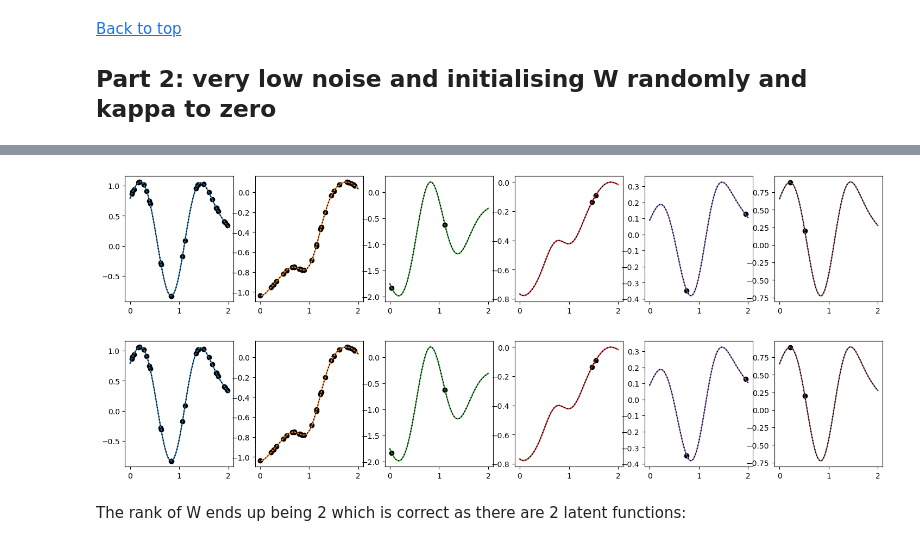
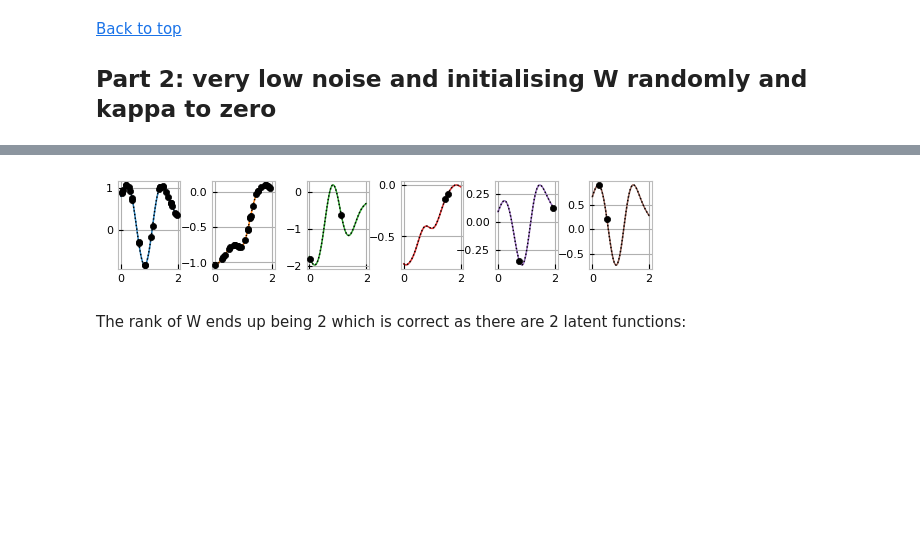
Before and after one commit to RSedgwick/TLGPs, a Jupyter notebook: notebooks/lmc_fitting_and_intialisation.ipynb, the cells around one changed output, grey strips where cells are left out. Drawn from its saved outputs; the diff is of its cells as text; code cells hidden in the pictures; blank space fills up the shorter version.

```diff
--- a/notebooks/lmc_fitting_and_intialisation.ipynb
+++ b/notebooks/lmc_fitting_and_intialisation.ipynb
@@ -10,6 +10,8 @@ from gpflow.utilities import to_default_float, print_summary
 from gpflow.config import default_float
 # from gpflow.ci_utils import ci_niter
 import matplotlib.pyplot as plt
+import matplotlib as mpl
+import pathlib as pl
 from matplotlib.patches import Ellipse
 from utils.utils import build_models, train_models, get_final_models_dict, get_gridpoints, get_nlpd, get_abs_error
 from models.lvmogp import LVMOGP
@@ -17,3 +19,9 @@ from models.lvmogp import LVMOGP
 import os
 
 os.environ['CUDA_VISIBLE_DEVICES'] = '-1'
+
+mpl.style.use('mystyle.mplstyle')
+save_path = pl.Path.home()
+
+inch_conversion = 1/25.4
+page_width = 175 *inch_conversion
@@ -137,15 +137,20 @@ test = np.vstack([x_new]*n_fun)
 x_new_lmc = np.hstack([np.vstack([x_new]*n_fun), fun_nos_new.reshape(len(fun_nos_new), 1)])
 lmc_mu, lmc_sig2 = lmc.predict_y(x_new_lmc)
 # %%
+linewidth = 1
+
 if plot_figs:
-    fig, axs = plt.subplots(1, ncols=n_fun, figsize=(3*n_fun, 3))
+    fig, axs = plt.subplots(1, ncols=n_fun, figsize=(page_width, page_width/5), sharey=True)
     ax = axs.flatten()
     colors = plt.rcParams['axes.prop_cycle'].by_key()['color'] * 100
     for i, fun_no in enumerate(np.unique(fun_nos)):
         idx = np.where(fun_nos_new ==fun_no)[0]
-        ax[i].plot(x_new, lmc_mu.numpy()[idx], color=colors[i])
-        ax[i].scatter(test_fun.xs[i][:n_points[i]], test_fun.ys[i][:n_points[i]], color='k')
-        ax[i].plot(x_new, ys_new[i], linestyle=':', color='k')
+        ax[i].plot(x_new, lmc_mu.numpy()[idx], color=colors[i],linewidth=linewidth)
+        ax[i].scatter(test_fun.xs[i][:n_points[i]], test_fun.ys[i][:n_points[i]], color='k', s=20, zorder=5)
+        ax[i].plot(x_new, ys_new[i], linestyle=':', color='k',linewidth=linewidth)
         ax[i].fill_between(x_new.flatten(), lmc_mu.numpy()[idx].flatten() + 2*np.sqrt(lmc_sig2.numpy()[idx].flatten()),
                            lmc_mu.numpy()[idx].flatten() - 2*np.sqrt(lmc_sig2.numpy()[idx].flatten()), alpha=0.2, color=colors[i])
+        # ax[i].set_ylim(-2, 2)
+
+    plt.savefig(save_path/'LMC_without_W_init.svg')
 # %% [output]
@@ -241,19 +236,20 @@ lmc_mu, lmc_sig2 = lmc.predict_y(x_new_lmc)
 # %%
 import pathlib as pl
 if plot_figs:
-    fig, axs = plt.subplots(1, ncols=n_fun, figsize=(3*n_fun, 3))
+    fig, axs = plt.subplots(1, ncols=n_fun,  figsize=(page_width, page_width/6))
     ax = axs.flatten()
     colors = plt.rcParams['axes.prop_cycle'].by_key()['color'] * 100
     for i, fun_no in enumerate(np.unique(fun_nos)):
         idx = np.where(fun_nos_new ==fun_no)[0]
-        ax[i].plot(x_new, lmc_mu.numpy()[idx], color=colors[i])
-        ax[i].scatter(test_fun.xs[i][:n_points[i]], test_fun.ys[i][:n_points[i]], color='k')
-        ax[i].plot(x_new, ys_new[i], linestyle=':', color='k')
+        ax[i].plot(x_new, lmc_mu.numpy()[idx], color=colors[i],linewidth=linewidth)
+        ax[i].scatter(test_fun.xs[i][:n_points[i]], test_fun.ys[i][:n_points[i]], color='k', s=20, zorder=5)
+        ax[i].plot(x_new, ys_new[i], linestyle=':', color='k',linewidth=linewidth)
         ax[i].fill_between(x_new.flatten(), lmc_mu.numpy()[idx].flatten() + 2*np.sqrt(lmc_sig2.numpy()[idx].flatten()),
                            lmc_mu.numpy()[idx].flatten() - 2*np.sqrt(lmc_sig2.numpy()[idx].flatten()), alpha=0.2, color=colors[i])
+    fig.subplots_adjust(wspace=0.51)
+    plt.savefig(save_path/'LMC_low_noise.svg')
 # %% [output]
-[figure, old version]
+[figure, new version]
-[figure, removed]
 # %% [markdown]
 The rank of W ends up being 2 which is correct as there are 2 latent functions:
 # %%
```
Also changed, not shown: parts of 27 cells of this notebook, 13 other files.
